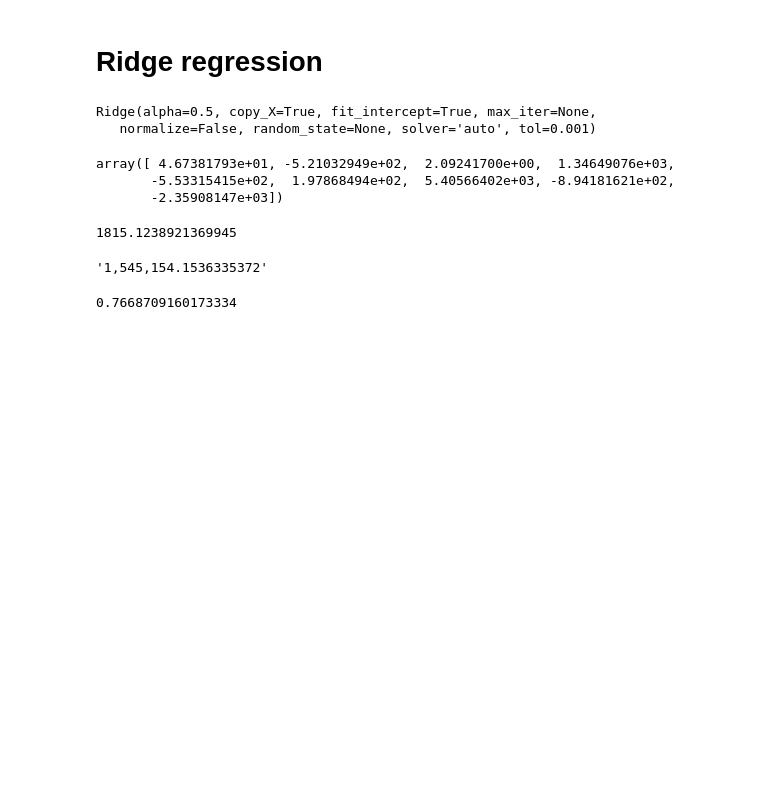
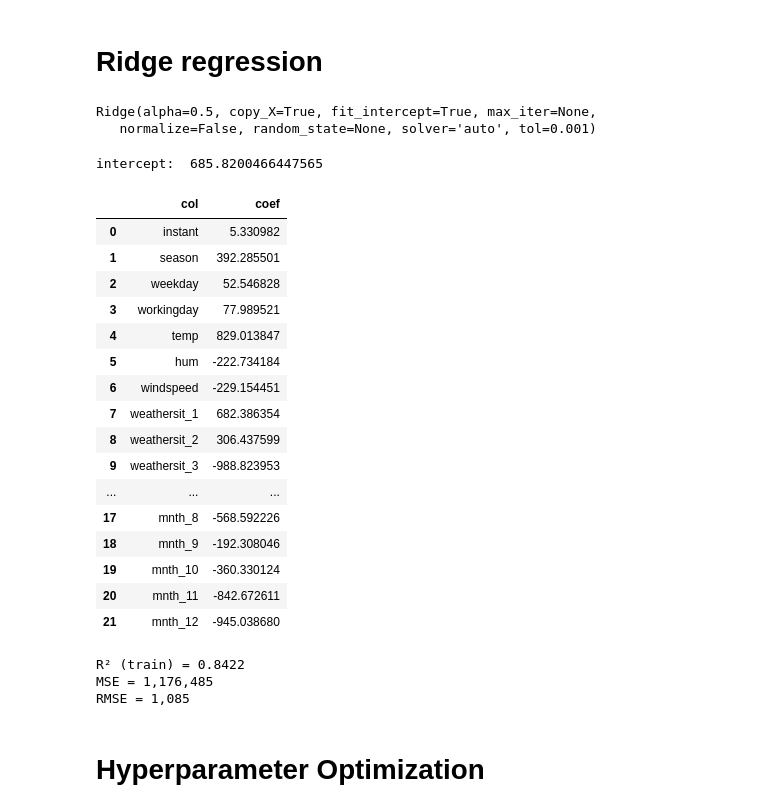
Before and after one commit to tripl3a/urban-tech, a Jupyter notebook: bike-sharing_new.ipynb, the cells around one changed output. Saved outputs shown, nothing was run; the diff lists cells and outputs as text; code cells hidden in the pictures; blank space fills up the shorter version.

```diff
--- a/bike-sharing_new.ipynb
+++ b/bike-sharing_new.ipynb
@@ -226,3 +214,22 @@ for col in COLUMNS_TO_STANDARDIZE:
+# %%
+# it is best to apply ridge regression after standardizing the predictors!
+
+COLUMNS_TO_STANDARDIZE = ['temp', 'hum', 'windspeed']
+
+X_train_temp = X_train.loc[:,COLUMNS_TO_STANDARDIZE]
+X_test_temp = X_test.loc[:,COLUMNS_TO_STANDARDIZE]
+
+from sklearn.preprocessing import StandardScaler
+scaler = StandardScaler().fit(X_train_temp)
+X_train_temp = scaler.transform(X_train_temp)
+X_test_temp = scaler.transform(X_test_temp)
+
+# write back to DataFrame from the temp numpy arrays
+i=0
+for col in COLUMNS_TO_STANDARDIZE:
+    X_train.loc[:,col] = X_train_temp[:,i]
+    X_test.loc[:,col] = X_test_temp[:,i]
+    i += 1
 # %% [markdown]
 "Very often, the independent variables are centered and scaled in order to have variance 1."
 (Source: https://stats.stackexchange.com/questions/111017/question-about-standardizing-in-ridge-regression)
@@ -235,22 +242,41 @@ reg.fit(X_train, y_train)
 # %% [output]
 Ridge(alpha=0.5, copy_X=True, fit_intercept=True, max_iter=None,
    normalize=False, random_state=None, solver='auto', tol=0.001)
-# %%
-reg.coef_
-reg.intercept_
-# %% [output]
-array([ 4.67381793e+01, -5.21032949e+02,  2.09241700e+00,  1.34649076e+03,
-       -5.53315415e+02,  1.97868494e+02,  5.40566402e+03, -8.94181621e+02,
-       -2.35908147e+03])
-1815.1238921369945
-# %%
-from sklearn.metrics import mean_squared_error
-y_pred = reg.predict(X_test)
-"{:,}".format(mean_squared_error(y_test, y_pred))
-# %% [output]
-'1,545,154.1536335372'
-# %%
-from sklearn.metrics import r2_score
-r2_score(y_train, reg.predict(X_train))
-# %% [output]
-0.7668709160173334
+# %%
+print("intercept: ", reg.intercept_)
+pd.DataFrame({"col" : X_train.columns, "coef" : reg.coef_})
+# %% [output]
+intercept:  685.8200466447565
+|  | col | coef |
+| 0 | instant | 5.330982 |
+| 1 | season | 392.285501 |
+| 2 | weekday | 52.546828 |
+| 3 | workingday | 77.989521 |
+| 4 | temp | 829.013847 |
+| 5 | hum | -222.734184 |
+| 6 | windspeed | -229.154451 |
+| 7 | weathersit_1 | 682.386354 |
+| 8 | weathersit_2 | 306.437599 |
+| 9 | weathersit_3 | -988.823953 |
+| ... | ... | ... |
+| 17 | mnth_8 | -568.592226 |
+| 18 | mnth_9 | -192.308046 |
+| 19 | mnth_10 | -360.330124 |
+| 20 | mnth_11 | -842.672611 |
+| 21 | mnth_12 | -945.038680 |
+# %%
+from sklearn.metrics import mean_squared_error
+from sklearn.metrics import r2_score
+
+print("R² (train) = {:.4}".format(r2_score(y_train, reg.predict(X_train))))
+
+y_pred = reg.predict(X_test)
+mse = mean_squared_error(y_test, y_pred)
+print("MSE = {0:,.0f}".format(mse))
+print("RMSE = {0:,.0f}".format(np.sqrt(mse)))
+# %% [output]
+R² (train) = 0.8422
+MSE = 1,176,485
+RMSE = 1,085
+# %% [markdown]
+# Hyperparameter Optimization
```
Also changed, not shown: parts of 35 cells of this notebook.
